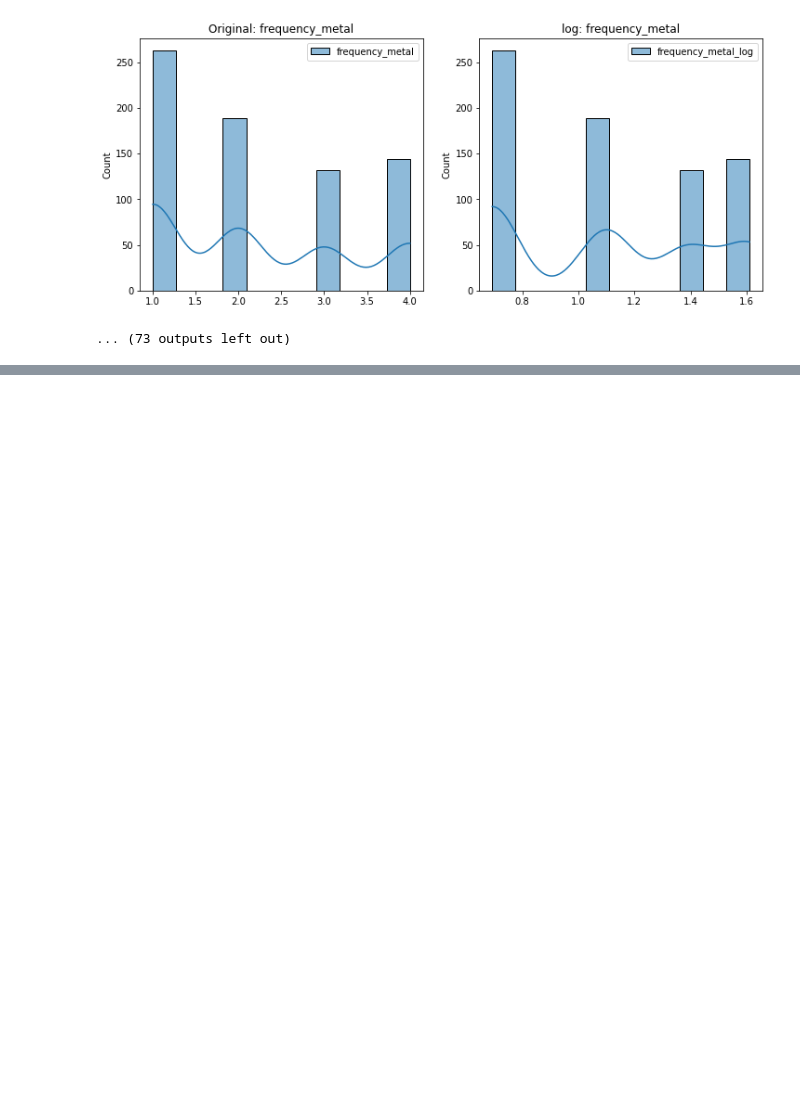
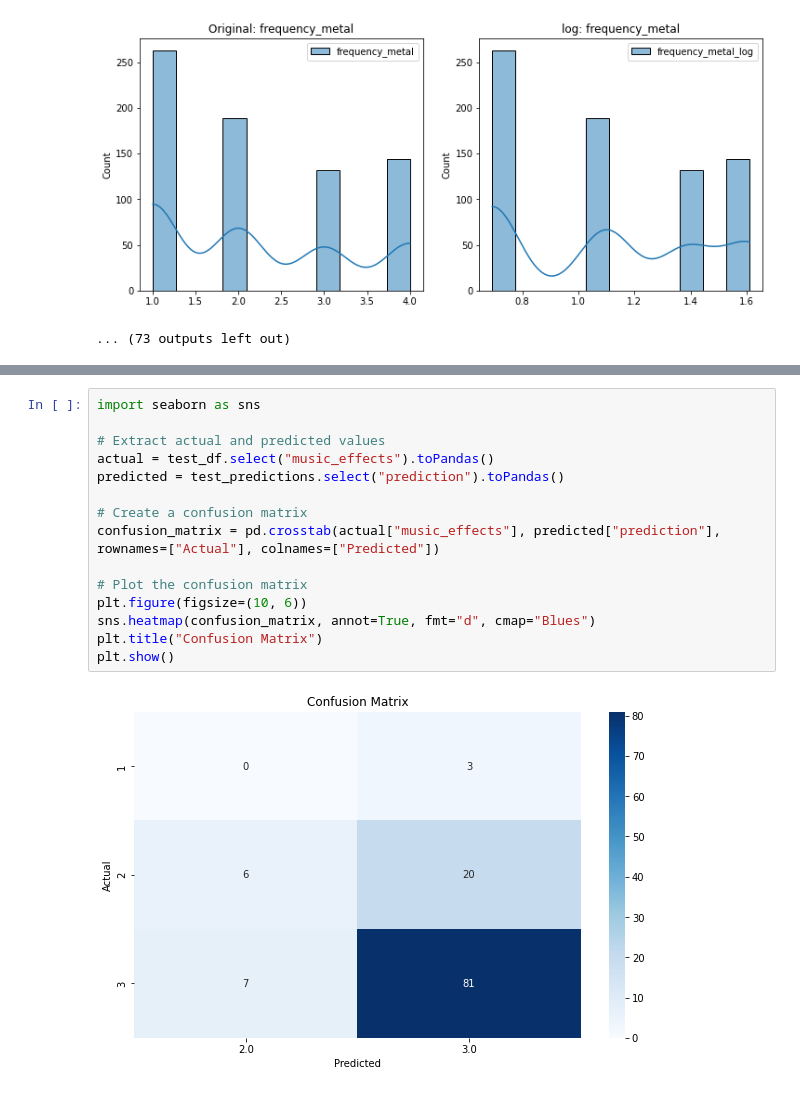
Before and after one commit to litahry/a4, a Jupyter notebook: Pt4.ipynb, the cells around one changed output, grey strips where cells are left out. Drawn from its saved outputs; the diff is of its cells as text; blank space fills up the shorter version.

```diff
--- a/Pt4.ipynb
+++ b/Pt4.ipynb
@@ -777,0 +730,17 @@ ConnectionRefusedError: [Errno 111] Connection refused
+# %%
+import seaborn as sns
+
+# Extract actual and predicted values
+actual = test_df.select("music_effects").toPandas()
+predicted = test_predictions.select("prediction").toPandas()
+
+# Create a confusion matrix
+confusion_matrix = pd.crosstab(actual["music_effects"], predicted["prediction"], rownames=["Actual"], colnames=["Predicted"])
+
+# Plot the confusion matrix
+plt.figure(figsize=(10, 6))
+sns.heatmap(confusion_matrix, annot=True, fmt="d", cmap="Blues")
+plt.title("Confusion Matrix")
+plt.show()
+# %% [output]
+[figure, added]
```
Also changed, not shown: parts of 15 cells of this notebook.
